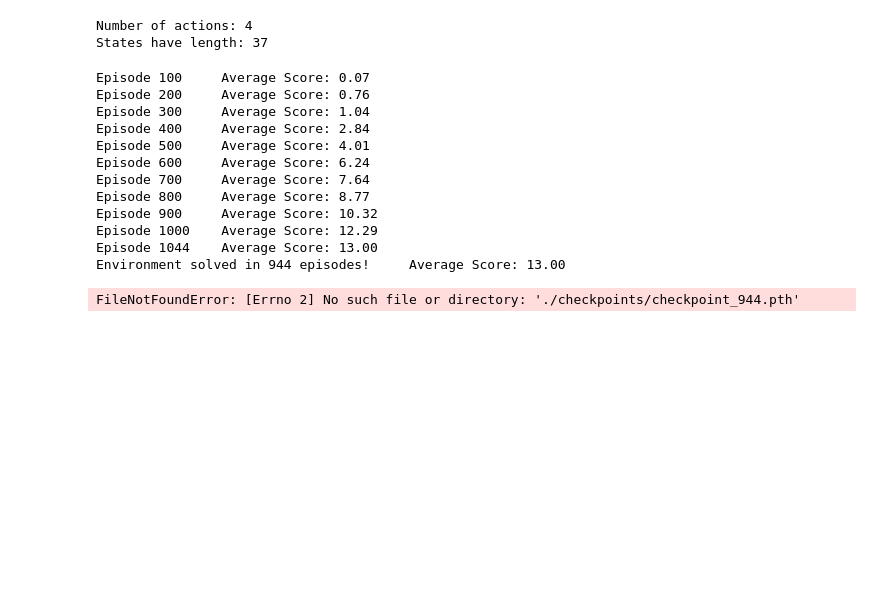
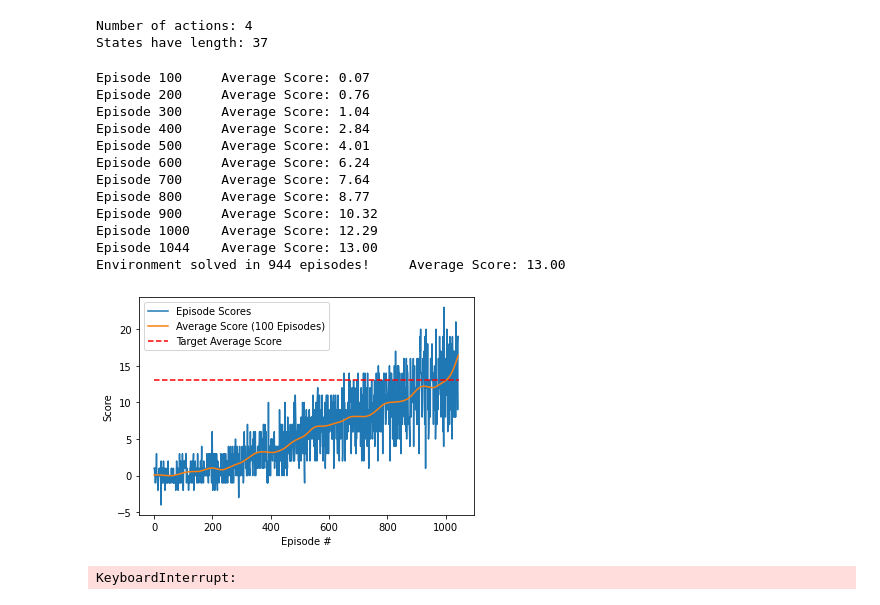
Before and after one commit to Khaulat/Deep_Reinforcement_Learning, a Jupyter notebook: Navigation_project/run_navigation.ipynb, the cells around one changed output. Cells and saved outputs as stored; diff of their text form; code cells hidden in the pictures; blank space fills up the shorter version.

Commit message:
Added Visuals

```diff
--- a/Navigation_project/run_navigation.ipynb
+++ b/Navigation_project/run_navigation.ipynb
@@ -91,7 +92,7 @@ def train_agent(agent, n_episodes=2000, max_t=2000):
             print('\rEpisode {}\tAverage Score: {:.2f}'.format(i_episode, np.mean(scores_window)))
         if np.mean(scores_window)>=13.0:
             print('\nEnvironment solved in {:d} episodes!\tAverage Score: {:.2f}'.format(i_episode-100, np.mean(scores_window)))
-            torch.save(agent.qnetwork_local.state_dict(), './checkpoints/checkpoint_' + str(i_episode-100) +  '.pth')
+            torch.save(agent.qnetwork_local.state_dict(), './checkpoint_' + str(i_episode-100) +  '.pth')
             break
     return scores
 
@@ -110,4 +111,53 @@ Episode 900     Average Score: 10.32
 Episode 1000    Average Score: 12.29
 Episode 1044    Average Score: 13.00
 Environment solved in 944 episodes!     Average Score: 13.00
-FileNotFoundError: [Errno 2] No such file or directory: './checkpoints/checkpoint_944.pth'
+# %%
+# Plotting training scores
+
+# We first compute the running average score across some episodes. Size of episodes specified in 'size'
+win_size = 100
+win = ss.windows.hann(win_size)
+win /= np.sum(win)
+padded_scores = np.append(scores, [scores[-1]]*(win_size-1))
+smoothed_scores = ss.convolve(padded_scores, win, mode='same')[:len(scores)]
+
+
+# plot the scores
+plt.close('all')
+fig = plt.figure()
+ax = fig.add_subplot(111)
+plt.plot(np.arange(len(scores)), scores, label='Episode Scores')
+plt.plot(np.arange(len(smoothed_scores)), smoothed_scores, label='Average Score (100 Episodes)')
+plt.plot([0, len(scores)], [13, 13], '--r', label='Target Average Score')
+plt.ylabel('Score')
+plt.xlabel('Episode #')
+plt.legend(loc='best')
+# plt.show()
+
+plt.savefig('./scores.png', dpi=400)
+# %% [output]
+[figure, added]
+# %%
+# Watching the agent collect bananas
+
+# load the weights from file
+agent = DDQN_Agent(state_size=state_size, action_size=action_size)
+agent.qnetwork_local.load_state_dict(torch.load('./checkpoint_944.pth'))
+
+env_info = env.reset(train_mode=False)[brain_name] # reset the environment
+state = env_info.vector_observations[0]            # get the current state
+score = 0                                          # initialize the score
+for t in range(1000):
+    action = agent.act(state, greedy=True)         # select an action greedily
+    env_info = env.step(action)[brain_name]        # send the action to the environment
+    next_state = env_info.vector_observations[0]   # get the next state
+    reward = env_info.rewards[0]                   # get the reward
+    done = env_info.local_done[0]                  # see if episode has finished
+    score += reward                                # update the score
+    state = next_state                             # roll over the state to next time step
+    if done:                                       # exit loop if episode finished
+        break
+
+print("Score: {}".format(score))
+# %% [output]
+KeyboardInterrupt:
```
Also changed, not shown: parts of 3 cells of this notebook, 4 other files.
